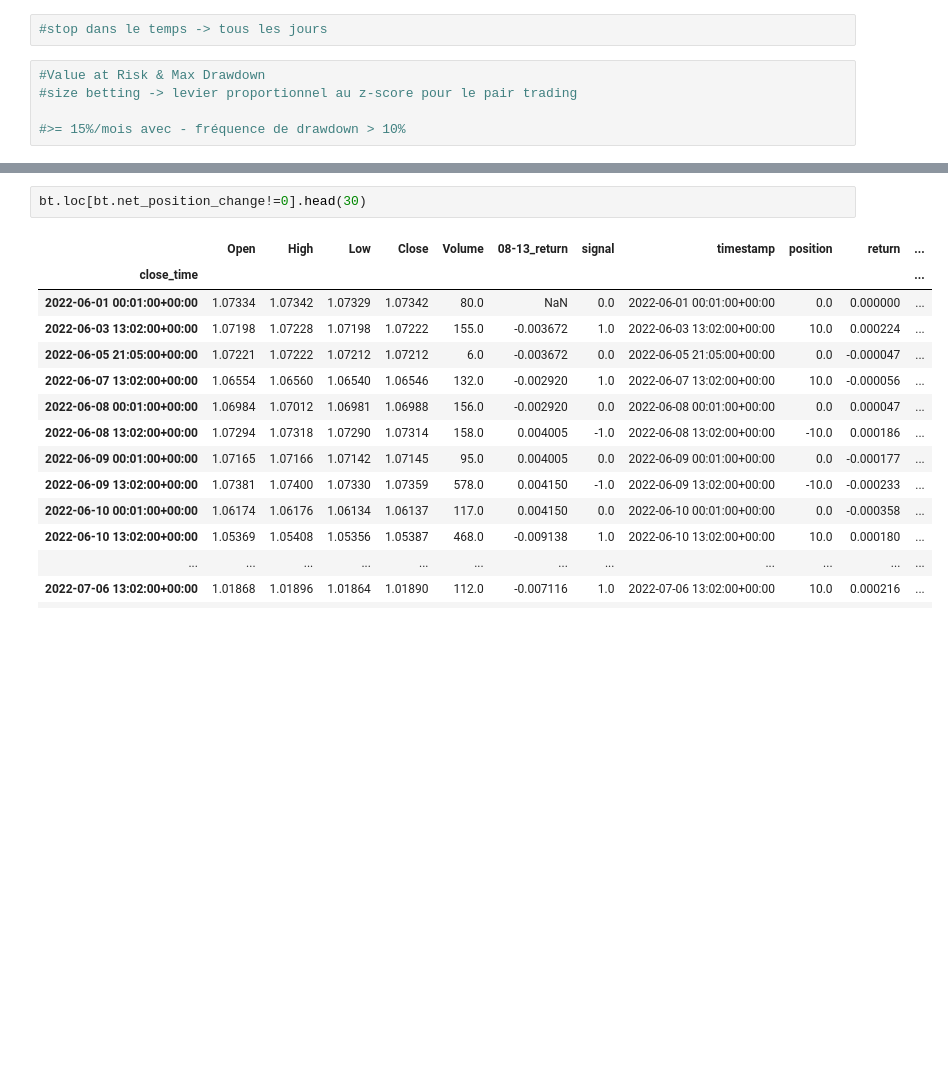
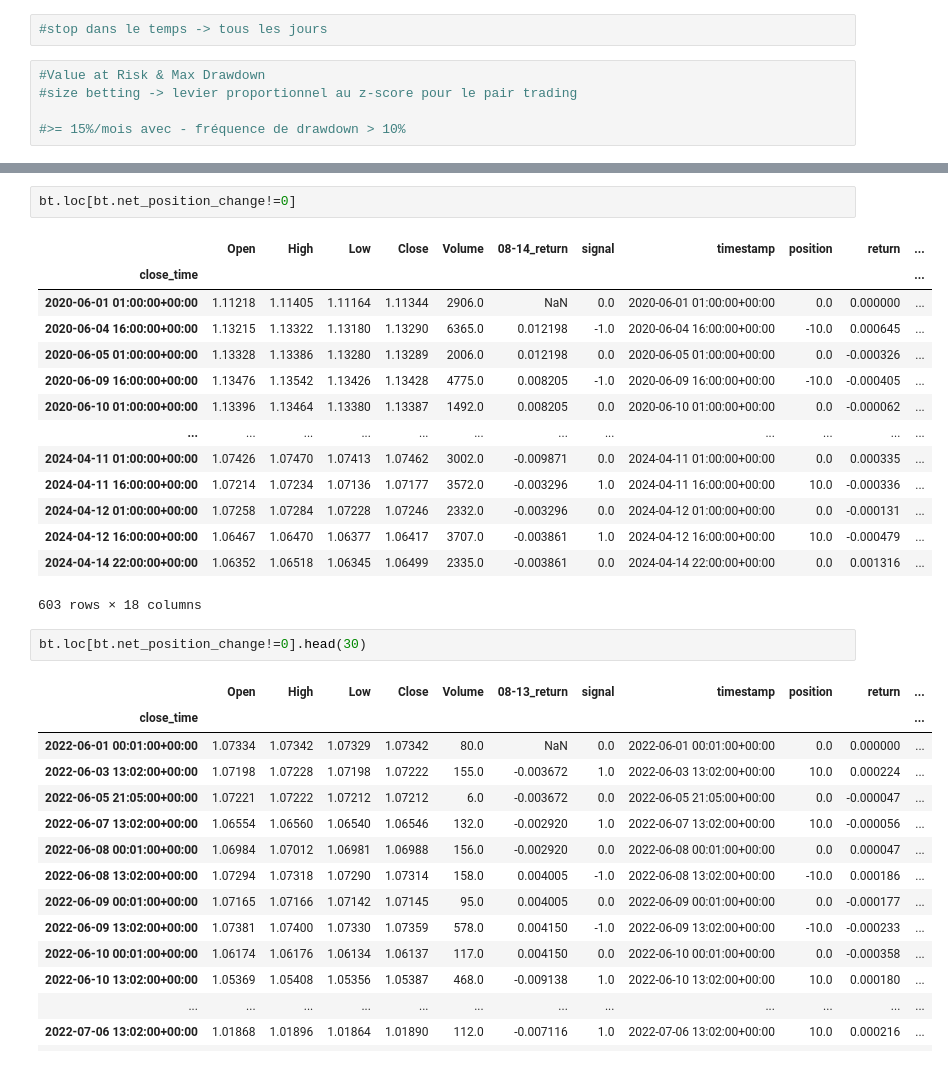
Before and after one commit to vtroude/QuantAndCo, a Jupyter notebook: Research/Forex_MeanReversion.ipynb, the cells around one changed output, grey strips where cells are left out. Cells and saved outputs as stored; diff of their text form; blank space fills up the shorter version.

```diff
--- a/Research/Forex_MeanReversion.ipynb
+++ b/Research/Forex_MeanReversion.ipynb
@@ -201,3 +303,20 @@ bt[["Wealth"]].plot()
+# %%
+bt.loc[bt.net_position_change!=0]
+# %% [output]
+|  | Open | High | Low | Close | Volume | 08-14_return | signal | timestamp | position | return | ... |
+| close_time |  |  |  |  |  |  |  |  |  |  | ... |
+| 2020-06-01 01:00:00+00:00 | 1.11218 | 1.11405 | 1.11164 | 1.11344 | 2906.0 | NaN | 0.0 | 2020-06-01 01:00:00+00:00 | 0.0 | 0.000000 | ... |
+| 2020-06-04 16:00:00+00:00 | 1.13215 | 1.13322 | 1.13180 | 1.13290 | 6365.0 | 0.012198 | -1.0 | 2020-06-04 16:00:00+00:00 | -10.0 | 0.000645 | ... |
+| 2020-06-05 01:00:00+00:00 | 1.13328 | 1.13386 | 1.13280 | 1.13289 | 2006.0 | 0.012198 | 0.0 | 2020-06-05 01:00:00+00:00 | 0.0 | -0.000326 | ... |
+| 2020-06-09 16:00:00+00:00 | 1.13476 | 1.13542 | 1.13426 | 1.13428 | 4775.0 | 0.008205 | -1.0 | 2020-06-09 16:00:00+00:00 | -10.0 | -0.000405 | ... |
+| 2020-06-10 01:00:00+00:00 | 1.13396 | 1.13464 | 1.13380 | 1.13387 | 1492.0 | 0.008205 | 0.0 | 2020-06-10 01:00:00+00:00 | 0.0 | -0.000062 | ... |
+| ... | ... | ... | ... | ... | ... | ... | ... | ... | ... | ... | ... |
+| 2024-04-11 01:00:00+00:00 | 1.07426 | 1.07470 | 1.07413 | 1.07462 | 3002.0 | -0.009871 | 0.0 | 2024-04-11 01:00:00+00:00 | 0.0 | 0.000335 | ... |
+| 2024-04-11 16:00:00+00:00 | 1.07214 | 1.07234 | 1.07136 | 1.07177 | 3572.0 | -0.003296 | 1.0 | 2024-04-11 16:00:00+00:00 | 10.0 | -0.000336 | ... |
+| 2024-04-12 01:00:00+00:00 | 1.07258 | 1.07284 | 1.07228 | 1.07246 | 2332.0 | -0.003296 | 0.0 | 2024-04-12 01:00:00+00:00 | 0.0 | -0.000131 | ... |
+| 2024-04-12 16:00:00+00:00 | 1.06467 | 1.06470 | 1.06377 | 1.06417 | 3707.0 | -0.003861 | 1.0 | 2024-04-12 16:00:00+00:00 | 10.0 | -0.000479 | ... |
+| 2024-04-14 22:00:00+00:00 | 1.06352 | 1.06518 | 1.06345 | 1.06499 | 2335.0 | -0.003861 | 0.0 | 2024-04-14 22:00:00+00:00 | 0.0 | 0.001316 | ... |
+603 rows × 18 columns
 # %%
 bt.loc[bt.net_position_change!=0].head(30)
 # %% [output]
```
Also changed, not shown: parts of 4 cells of this notebook, 2 other files.
